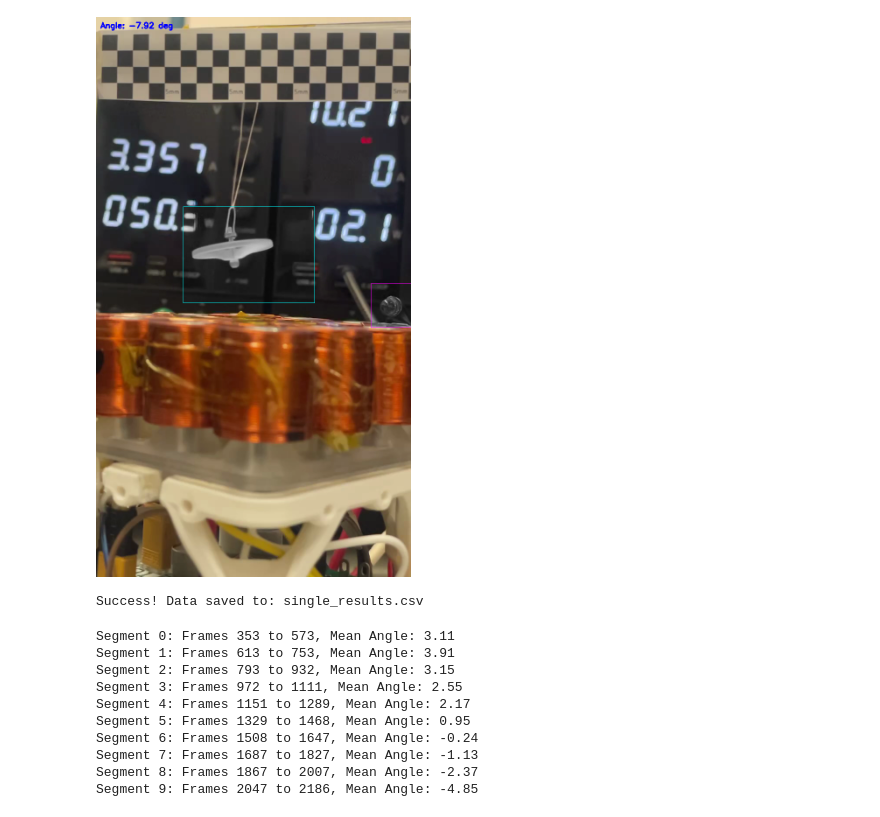
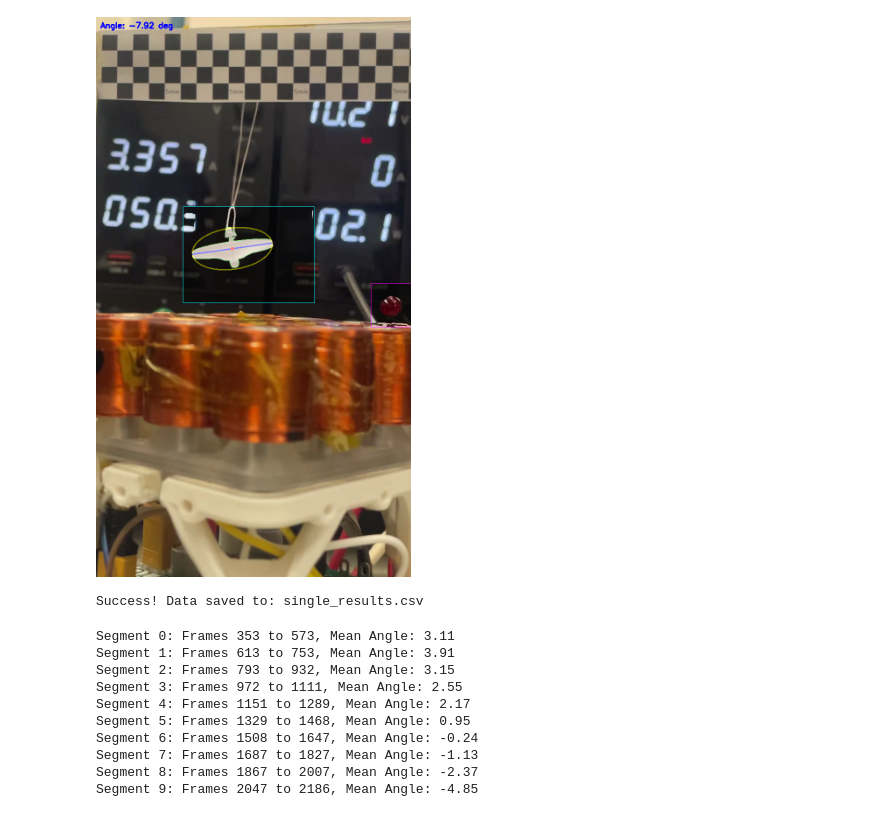
Before and after one commit to YingK8/FlyingRobotsLinLiweiLab, a Jupyter notebook: writeup/single.ipynb, the cells around one changed output. Cells and saved outputs as stored; diff of their text form; code cells hidden in the pictures.

Commit message:
single channel visualisation done

```diff
--- a/writeup/single.ipynb
+++ b/writeup/single.ipynb
@@ -163,36 +163,36 @@ while True:
 
                 cv2.putText(overlay, f"Angle: {angle_deg:.2f} deg", (10, 25),
                             cv2.FONT_HERSHEY_SIMPLEX, 0.6, (255, 0, 0), 2)
 
     # 5) Overlay both grayscale crops on top of original frame.
     main_mask_bgr = cv2.cvtColor(binary, cv2.COLOR_GRAY2BGR)
     if (my2 > my1) and (mx2 > mx1) and overlay[my1:my2, mx1:mx2].shape[:2] == main_mask_bgr.shape[:2]:
-        overlay[my1:my2, mx1:mx2] = cv2.addWeighted(overlay[my1:my2, mx1:mx2], 0.5, main_gray_bgr, 0.5, 0)
+        overlay[my1:my2, mx1:mx2] = cv2.addWeighted(overlay[my1:my2, mx1:mx2], 0.5, main_mask_bgr, 0.5, 0)
 
     roi_mask_bgr = cv2.cvtColor(binary_roi, cv2.COLOR_GRAY2BGR)
     if (rry2 > rry1) and (rrx2 > rrx1) and overlay[rry1:rry2, rrx1:rrx2].shape[:2] == roi_mask_bgr.shape[:2]:
-        overlay[rry1:rry2, rrx1:rrx2] = cv2.addWeighted(overlay[rry1:rry2, rrx1:rrx2], 0.5, roi_gray_bgr, 0.5, 0)
+        overlay[rry1:rry2, rrx1:rrx2] = cv2.addWeighted(overlay[rry1:rry2, rrx1:rrx2], 0.5, roi_mask_bgr, 0.5, 0)
 
     cv2.rectangle(overlay, (mx1, my1), (mx2, my2), (255, 255, 0), 1)
     cv2.rectangle(overlay, (rrx1, rry1), (rrx2, rry2), (255, 0, 255), 1)
 
     data_log.append(frame_data)
 
     if frame_count % 100 == 0:
         print(f"Processed {frame_count} frames...")
 
     if frame_count % display_every_n_frames == 0:
         img = PIL.Image.fromarray(cv2.cvtColor(overlay, cv2.COLOR_BGR2RGB))
         clear_output(wait=True)
         display(img)
 
 # Clean up and save results
 cap.release()
 df = pd.DataFrame(data_log)
 df.to_csv(output_csv_path, index=False)
 print(f"\nSuccess! Data saved to: {output_csv_path}")
 # %% [output]
-[figure, old version]
+[figure, new version]
 Success! Data saved to: single_results.csv
 # %%
 import pandas as pd
```
Also changed, not shown: 7 other files.
